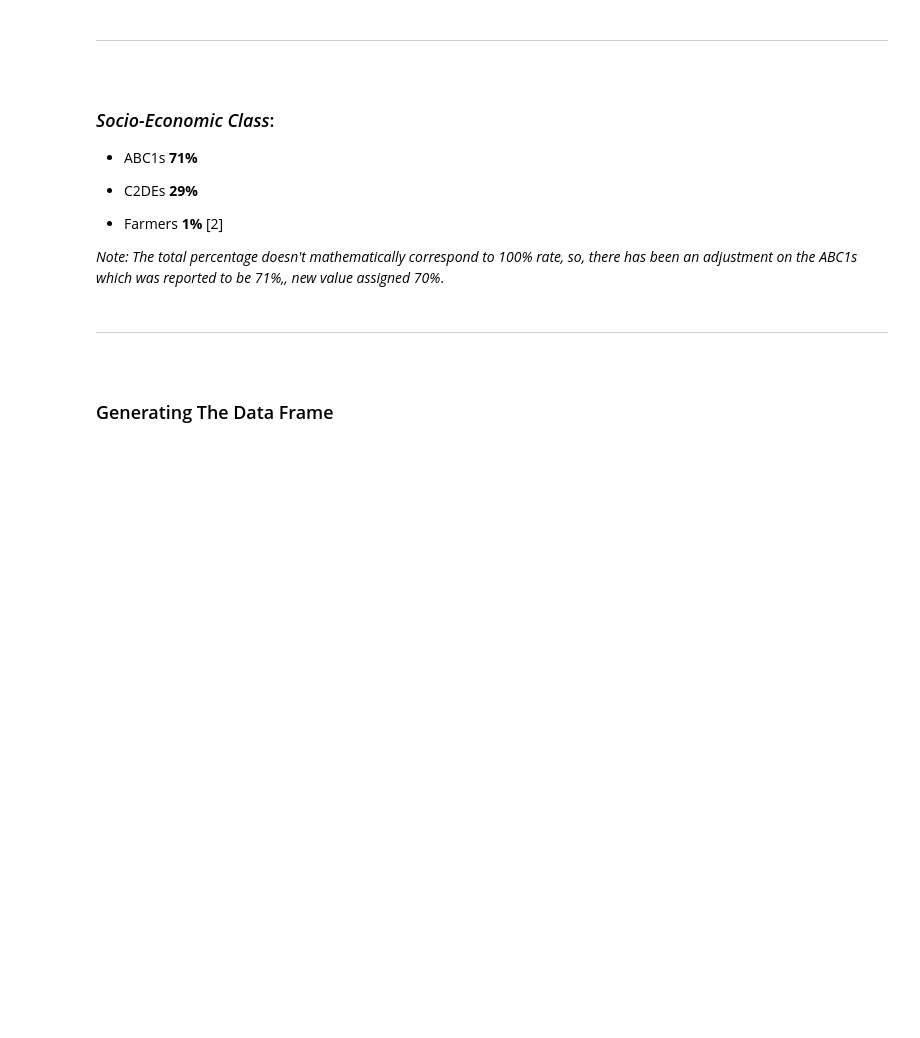
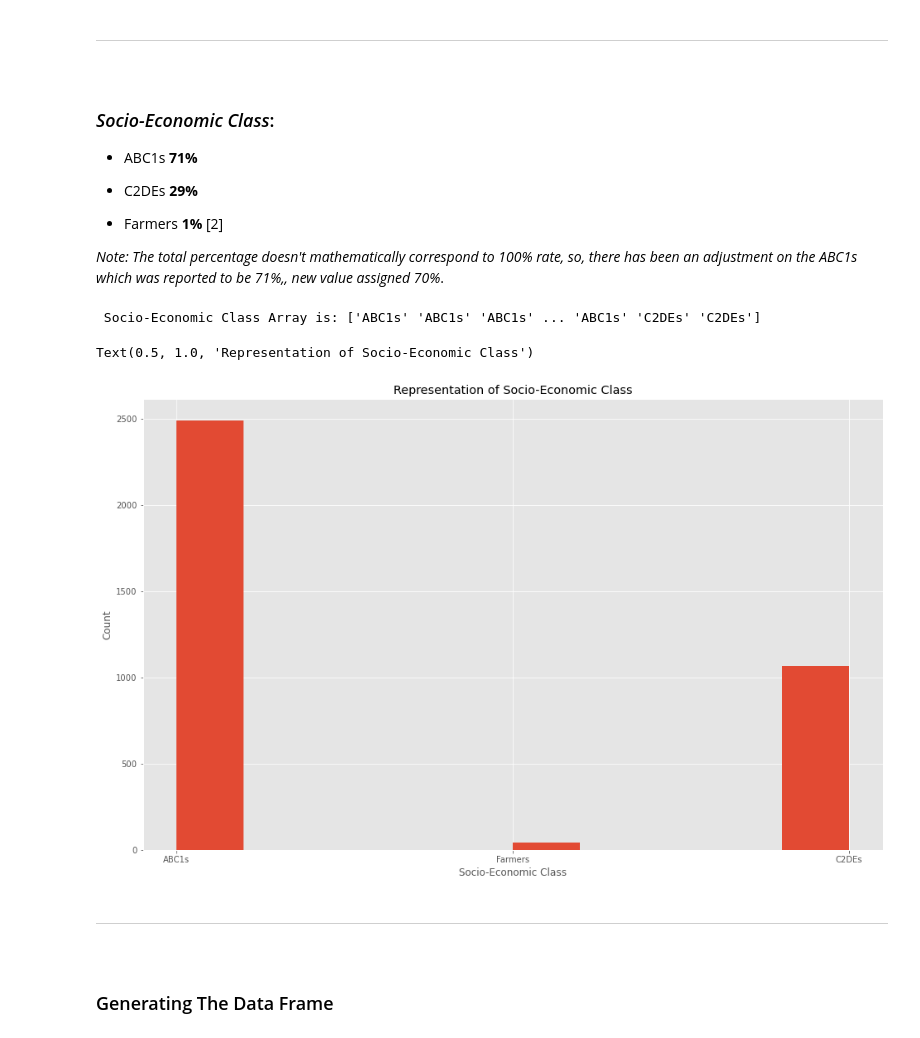
Before and after one commit to G00387867/Programming_for_DA_Project, a Jupyter notebook: Programming for DA.ipynb, the cells around one changed output. Drawn from its saved outputs; the diff is of its cells as text; code cells hidden in the pictures; blank space fills up the shorter version.

```diff
--- a/Programming for DA.ipynb
+++ b/Programming for DA.ipynb
@@ -231,6 +246,18 @@ SEC = ("ABC1s", "C2DEs", "Farmers")
 p = (0.70, 0.29, 0.01)
 
 SEC = rng.choice(SEC, size = 3600, p = p)
+# %%
+print (" Socio-Economic Class Array is:", SEC)
+# %% [output]
+ Socio-Economic Class Array is: ['ABC1s' 'ABC1s' 'ABC1s' ... 'ABC1s' 'C2DEs' 'C2DEs']
+# %%
+plt.hist(SEC)
+plt.xlabel("Socio-Economic Class")
+plt.ylabel("Count")
+plt.title("Representation of Socio-Economic Class")
+# %% [output]
+Text(0.5, 1.0, 'Representation of Socio-Economic Class')
+[figure, added]
 # %% [markdown]
 ***
 <br>
```
Also changed, not shown: parts of 15 cells of this notebook.
